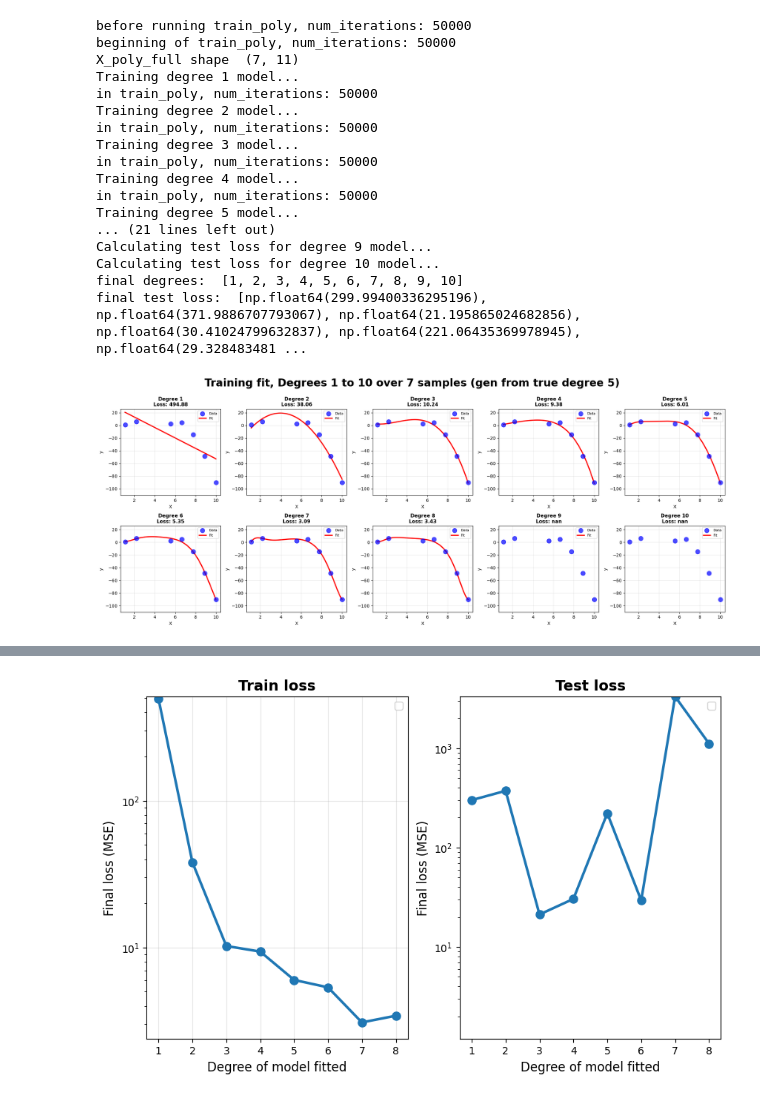
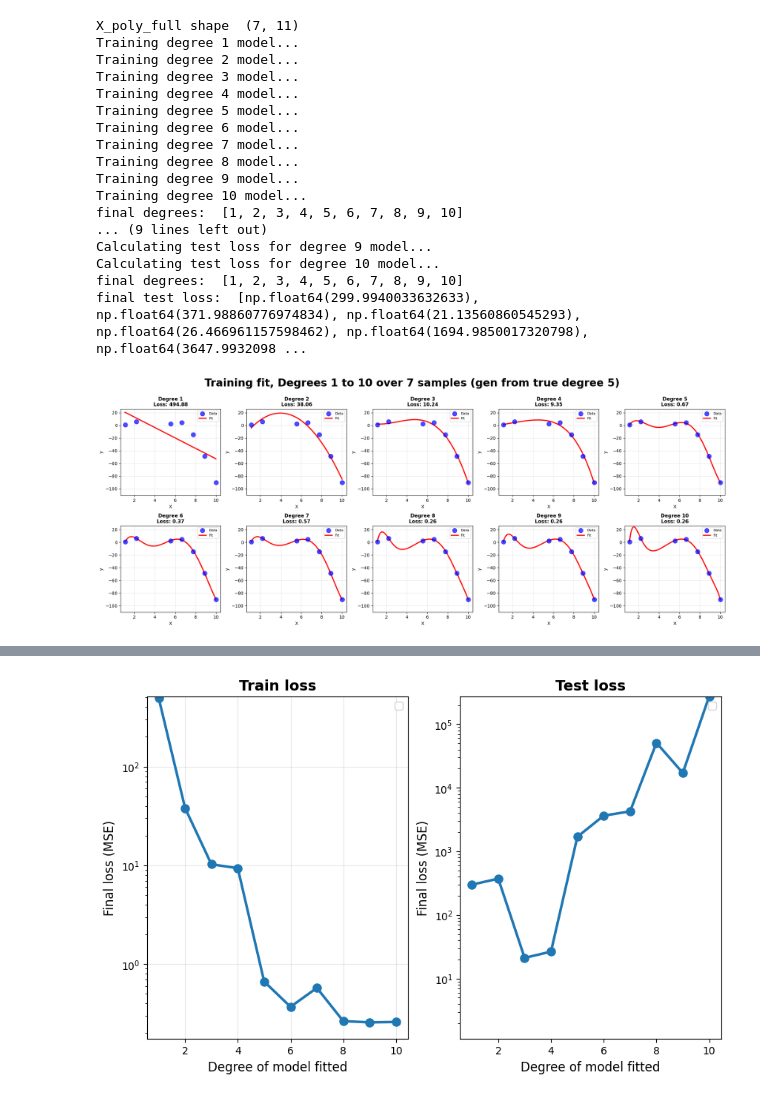
Before and after one commit to liyajin7/claude-play, a Jupyter notebook: linreg+/train-test loss-degree.ipynb, the cells around one changed output, grey strips where cells are left out. Drawn from its saved outputs; the diff is of its cells as text; code cells hidden in the pictures.

Commit message:
Adam update

```diff
--- a/linreg+/train-test loss-degree.ipynb
+++ b/linreg+/train-test loss-degree.ipynb
@@ -9,15 +9,18 @@ warnings.filterwarnings('ignore')
 %matplotlib inline
 plt.rcParams['figure.figsize'] = (16, 5)
 # %%
-def train_poly_models(X, y, max_degree=8,
-                    learning_rate=0.01, num_iterations=100  #, beta1 = 0.9, beta2 = 0.999, eps = 1e-8
-                    ):
+def train_poly_models(X, y, max_degree=8, learning_rate=0.01,
+                      beta1 = 0.9, beta2 = 0.999, eps = 1e-8,
+                      num_iterations=100):
     """Train polynomial models of degrees 1 through max_degree, compare"""
 
     # Normalise X
     X_mean, X_std = X.mean(), X.std()
     X_norm = (X - X_mean) / X_std
+
+    # Initialize
     num_samples = len(X)
+    # decay_rate = 0.9999  # Exponential decay rate for learning rate
 
     # Pre-calculate features for all degrees to slice later
     X_poly_full = np.array([[x**i for i in range(max_degree, -1, -1)] for x in X_norm])
@@ -39,28 +42,31 @@ def train_poly_models(X, y, max_degree=8,
         # For degree d, we need last (d+1) columns: [X^d, X^(d-1), ..., X^0]
         X_poly = X_poly_full[:, -(degree+1):]  # Shape: (num_samples, degree+1)
 
-        # Initialise weights and Adam values for this degree
+        # Initialise weights and Adam values for this degree model
         weights = np.zeros(degree + 1) # degree+1 to include degree 0
-        # m = np.zeros(degree + 1) # exponentially-updated momentum over previous
-        # v = np.zeros(degree + 1) # exponentially-updated squared gradients
+        m = np.zeros(degree + 1) # exponentially-updated momentum over previous
+        v = np.zeros(degree + 1) # exponentially-updated squared gradients
 
-        # Training!
+        # Training withi Adam!
         for i in range(num_iterations):
+            # current_lr = learning_rate * (decay_rate ** i)  # Exponential decay of learning rate
             y_pred = X_poly @ weights
 
-            # Loss
+            # Loss (mean squared error) and gradients
             loss = np.mean((y - y_pred) ** 2)
             gradients = -2 * X_poly.T @ (y - y_pred) / num_samples
 
             # # Update optimiser variables
-            # m = beta1 * m + (1 - beta1) * gradients
-            # v = beta2 * v + (1 - beta2) * (gradients ** 2)
+            m = beta1 * m + (1 - beta1) * gradients
+            v = beta2 * v + (1 - beta2) * (gradients ** 2)
 
-            # # Correct for small
-            # m_hat = m / (1 - beta1 ** (i + 1))
-            # v_hat = v / (1 - beta2 ** (i + 1))
-            # weights -= learning_rate * m_hat / (np.sqrt(v_hat) + eps)
-            weights -= learning_rate * gradients # vanilla optimiser step
+            # # Correct for small m and v averages at start of training
+            m_hat = m / (1 - beta1 ** (i + 1))
+            v_hat = v / (1 - beta2 ** (i + 1))
+
+            # ADAM
+            weights -= learning_rate * m_hat / (np.sqrt(v_hat) + eps)
+            # weights -= learning_rate * gradients      # vanilla optimiser step
 
         # Store train_results after each model training
         train_results['final_weights'].append(weights.copy())
@@ -71,6 +77,7 @@ def train_poly_models(X, y, max_degree=8,
     print("final train loss: ", train_results['train_loss'])
     return train_results, X_mean, X_std
 
+# NOT YET OPTIMISED WITH ADAM
 def test_poly_models(X, y,
                      train_X_mean, train_X_std,
                      beta1, beta2, eps,
@@ -219,8 +226,8 @@ def plot_degree_comparison(X, y, train_results, test_results, train_X_mean, trai
  # Hyperparameters
 max_degree = 10
 noisiness = 5
-learning_rate = 0.001
-num_iterations = 50000
+learning_rate = 0.01
+num_iterations = 80000
 num_samples = 10
 test_ratio = 0.3
 
@@ -245,7 +252,7 @@ y_train, y_test = y[indices[:split]], y[indices[split:]]
 # Train models
 train_results, train_X_mean, train_X_std = train_poly_models(X_train, y_train, max_degree,
                                                              learning_rate,
-                                                            #  beta1, beta2, eps,
+                                                             beta1, beta2, eps,
                                                              num_iterations)
 
 # Test models
@@ -258,21 +265,21 @@ test_results = test_poly_models(X_test, y_test,
 plot_degree_comparison(X_train, y_train, train_results, test_results, train_X_mean, train_X_std, max_degree)
 # plot_degree_comparison(X, y, results, X_mean, X_std, max_degree)
 # %% [output]
-before running train_poly, num_iterations: 50000
-beginning of train_poly, num_iterations: 50000
 X_poly_full shape  (7, 11)
 Training degree 1 model...
-in train_poly, num_iterations: 50000
 Training degree 2 model...
-in train_poly, num_iterations: 50000
 Training degree 3 model...
-in train_poly, num_iterations: 50000
 Training degree 4 model...
-in train_poly, num_iterations: 50000
 Training degree 5 model...
-... (21 lines left out)
+Training degree 6 model...
+Training degree 7 model...
+Training degree 8 model...
+Training degree 9 model...
+Training degree 10 model...
+final degrees:  [1, 2, 3, 4, 5, 6, 7, 8, 9, 10]
+... (9 lines left out)
 Calculating test loss for degree 9 model...
 Calculating test loss for degree 10 model...
 final degrees:  [1, 2, 3, 4, 5, 6, 7, 8, 9, 10]
-final test loss:  [np.float64(299.99400336295196), np.float64(371.9886707793067), np.float64(21.195865024682856), np.float64(30.41024799632837), np.float64(221.06435369978945), np.float64(29.328483481 ...
+final test loss:  [np.float64(299.9940033632633), np.float64(371.98860776974834), np.float64(21.13560860545293), np.float64(26.466961157598462), np.float64(1694.9850017320798), np.float64(3647.9932098 ...
-[figure, old version]
+[figure, new version]
@@ -281 +288 @@ max loss:  494.88184929926047
-[figure, old version]
+[figure, new version]
```
Also changed, not shown: parts of 1 cell of this notebook.
